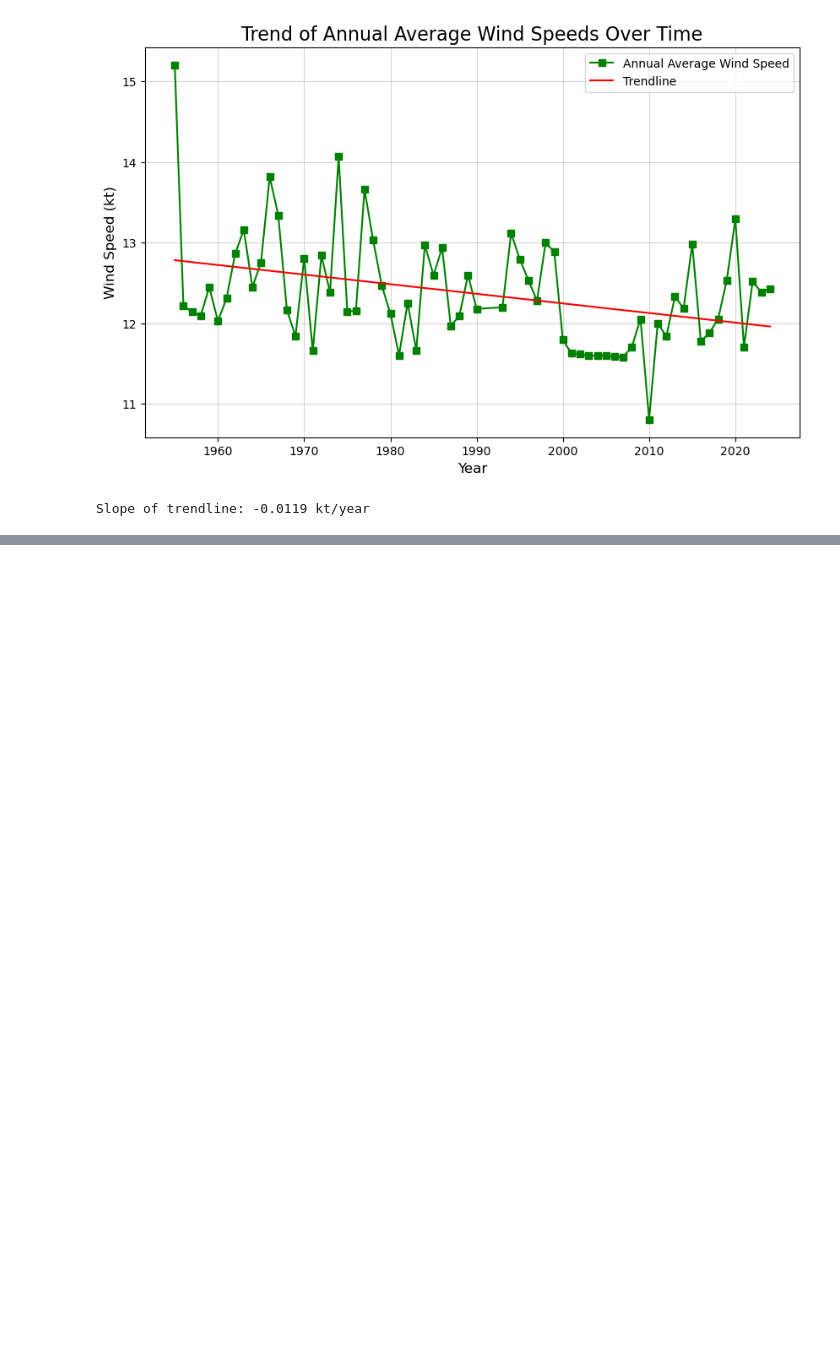
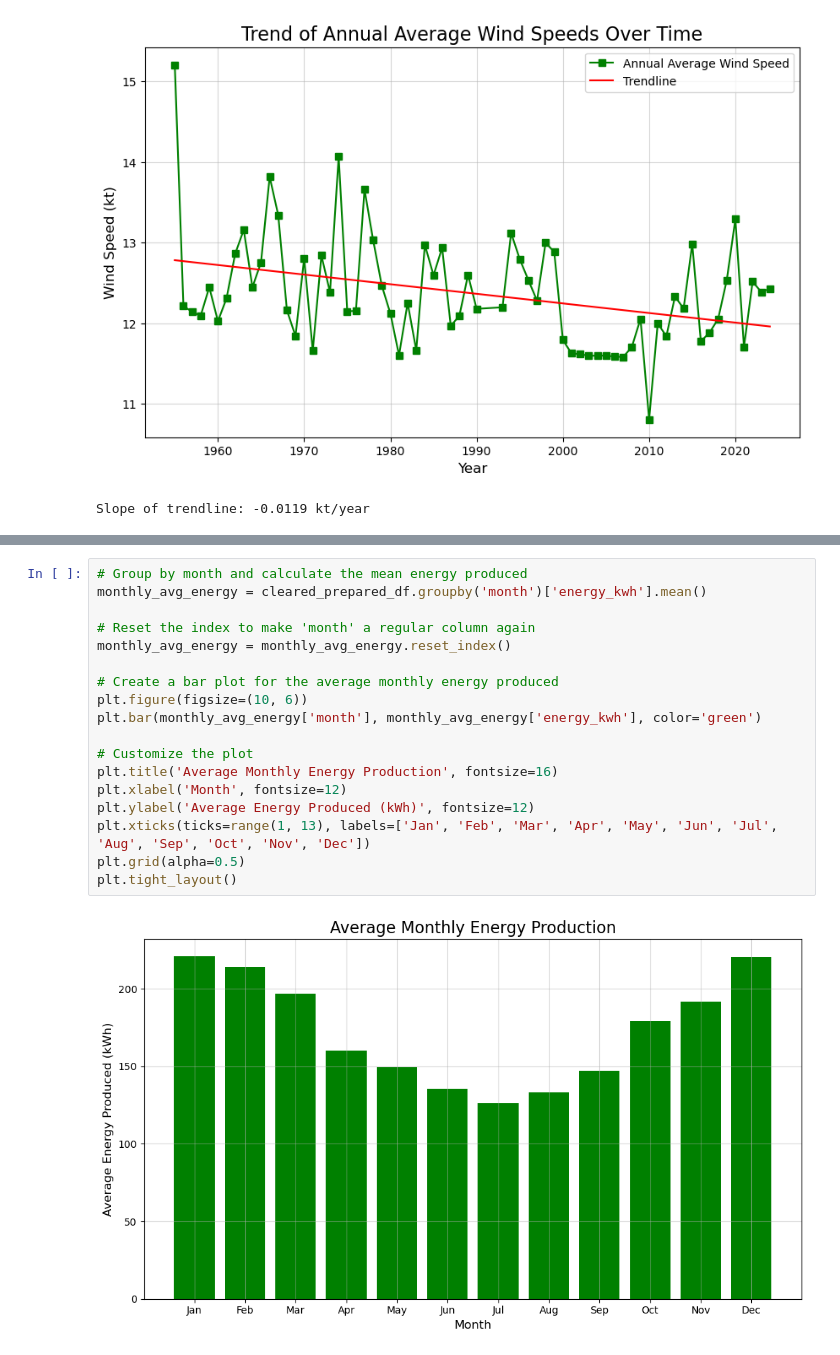
Before and after one commit to mondbr/PFDA_project, a Jupyter notebook: analysis.ipynb, the cells around one changed output, grey strips where cells are left out. Saved outputs shown, nothing was run; the diff lists cells and outputs as text; blank space fills up the shorter version.

```diff
--- a/analysis.ipynb
+++ b/analysis.ipynb
@@ -1319,0 +1572,20 @@ Slope of trendline: -0.0119 kt/year
+# %%
+# Group by month and calculate the mean energy produced
+monthly_avg_energy = cleared_prepared_df.groupby('month')['energy_kwh'].mean()
+
+# Reset the index to make 'month' a regular column again
+monthly_avg_energy = monthly_avg_energy.reset_index()
+
+# Create a bar plot for the average monthly energy produced
+plt.figure(figsize=(10, 6))
+plt.bar(monthly_avg_energy['month'], monthly_avg_energy['energy_kwh'], color='green')
+
+# Customize the plot
+plt.title('Average Monthly Energy Production', fontsize=16)
+plt.xlabel('Month', fontsize=12)
+plt.ylabel('Average Energy Produced (kWh)', fontsize=12)
+plt.xticks(ticks=range(1, 13), labels=['Jan', 'Feb', 'Mar', 'Apr', 'May', 'Jun', 'Jul', 'Aug', 'Sep', 'Oct', 'Nov', 'Dec'])
+plt.grid(alpha=0.5)
+plt.tight_layout()
+# %% [output]
+[figure, added]
```
Also changed, not shown: parts of 99 cells of this notebook.
